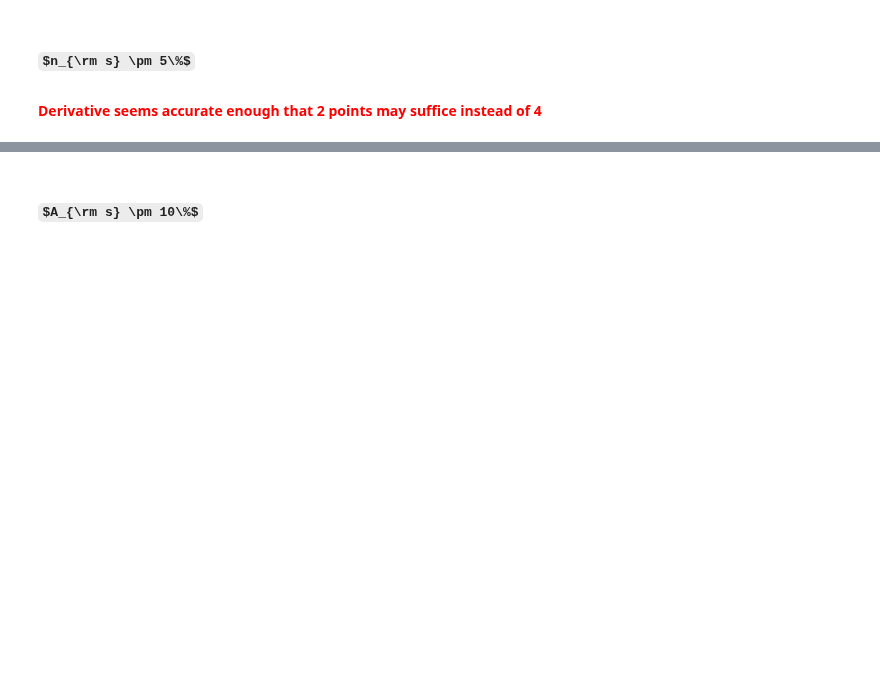
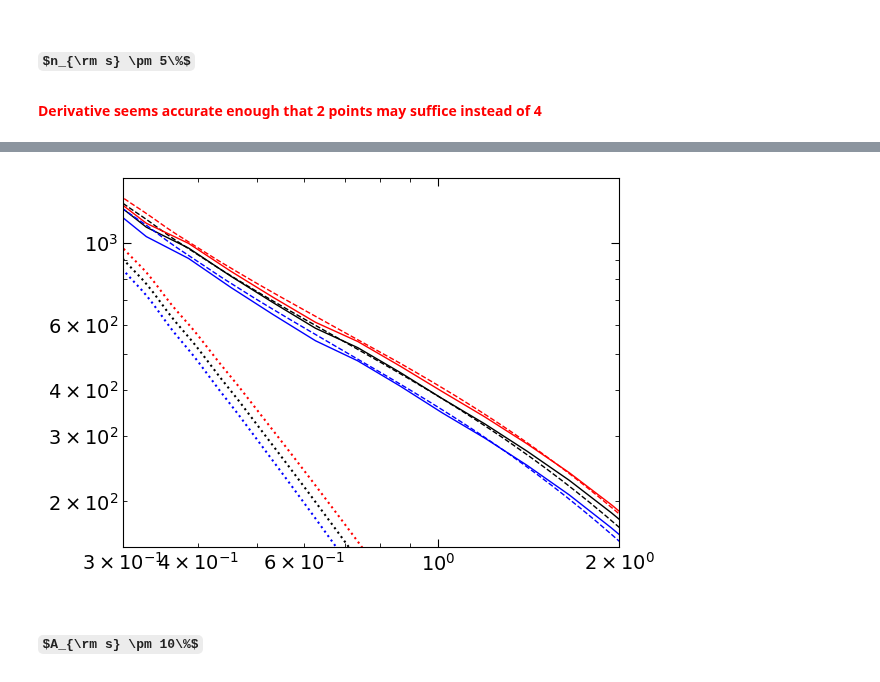
Before and after one commit to a-paranjape/sahyadri-sandbox, a Jupyter notebook: exploration/CosmoParamVariations.ipynb, the cells around one changed output, grey strips where cells are left out. Cells and saved outputs as stored; diff of their text form; code cells hidden in the pictures; some formulas as TeX source; blank space fills up the shorter version.

```diff
--- a/exploration/CosmoParamVariations.ipynb
+++ b/exploration/CosmoParamVariations.ipynb
@@ -658 +723,10 @@ Plotting...
 [figure]
+# %%
+co_p = Cosmology(Om=co_fid.Om,Ob=co_fid.Ob,Ok=co_fid.Ok,hubble=co_fid.hubble,
+                 ns=co_fid.ns*1.05,As=co_fid.As,wDE0=co_fid.wDE0,Pklin=co_fid.Pklin)
+co_m = Cosmology(Om=co_fid.Om,Ob=co_fid.Ob,Ok=co_fid.Ok,hubble=co_fid.hubble,
+                 ns=co_fid.ns*0.95,As=co_fid.As,wDE0=co_fid.wDE0,Pklin=co_fid.Pklin)
+
+Dnl_p = co_p.nonlinearpower()
+Dnl_fid = co_fid.nonlinearpower()
+Dnl_m = co_m.nonlinearpower()
@@ -659,3 +751,27 @@ Plotting...
+# %%
+plt.xscale('log')
+plt.yscale('log')
+# plt.xlim(1e-3,1e1)
+# plt.ylim(10/co_fid.hubble**3,1e4/co_fid.hubble**3)
+# plt.xlim(0.02,0.2)
+# plt.ylim(2e3,2e4)
+plt.xlim(0.3,2)
+plt.ylim(1.5e2,1.5e3)
+
+plt.plot(data_ns['fid']['Pk'][0],data_ns['fid']['Pk'][1],'k-',lw=1)
+plt.plot(co_fid.ktab_lin,Dnl_fid*2*np.pi**2/co_fid.ktab_lin**3,'k--',lw=1)
+plt.plot(co_fid.ktab_lin,co_fid.Dlin*2*np.pi**2/co_fid.ktab_lin**3,'k:')
+
+plt.plot(data_ns['p']['Pk'][0],data_ns['p']['Pk'][1],'r-',lw=1)
+plt.plot(co_p.ktab_lin,Dnl_p*2*np.pi**2/co_p.ktab_lin**3,'r--',lw=1)
+plt.plot(co_p.ktab_lin,co_p.Dlin*2*np.pi**2/co_p.ktab_lin**3,'r:')
+
+plt.plot(data_ns['m']['Pk'][0],data_ns['m']['Pk'][1],'b-',lw=1)
+plt.plot(co_m.ktab_lin,Dnl_m*2*np.pi**2/co_m.ktab_lin**3,'b--',lw=1)
+plt.plot(co_m.ktab_lin,co_m.Dlin*2*np.pi**2/co_m.ktab_lin**3,'b:')
+plt.show()
+# %% [output]
+[figure, added]
 # %% [markdown]
 ## $A_{\rm s} \pm 10\%$
 # %%
```
Also changed, not shown: parts of 12 cells of this notebook.
